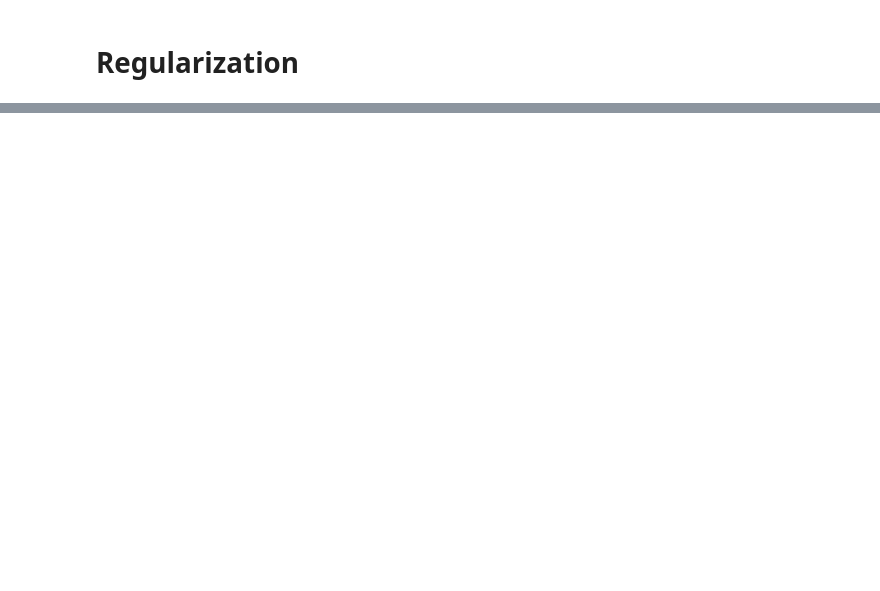
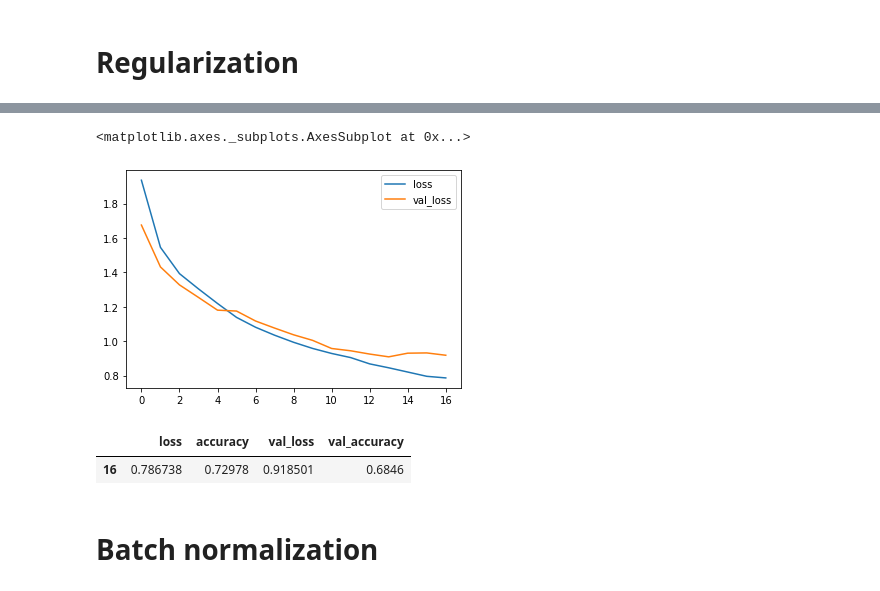
Before and after one commit to ash-coding/machine_learning, a Jupyter notebook: kikagaku/improved_accuracy.ipynb, the cells around one changed output, grey strips where cells are left out. Cells and saved outputs as stored; diff of their text form; code cells hidden in the pictures; blank space fills up the shorter version.

```diff
--- a/kikagaku/improved_accuracy.ipynb
+++ b/kikagaku/improved_accuracy.ipynb
@@ -208,0 +332,12 @@ results.tail(1)
+# %%
+results[['loss', 'val_loss']].plot()
+# %% [output]
+<matplotlib.axes._subplots.AxesSubplot at 0x...>
+[figure, added]
+# %%
+results.tail(1)
+# %% [output]
+|  | loss | accuracy | val_loss | val_accuracy |
+| 16 | 0.786738 | 0.72978 | 0.918501 | 0.6846 |
+# %% [markdown]
+# Batch normalization
```
Also changed, not shown: parts of 25 cells of this notebook.
